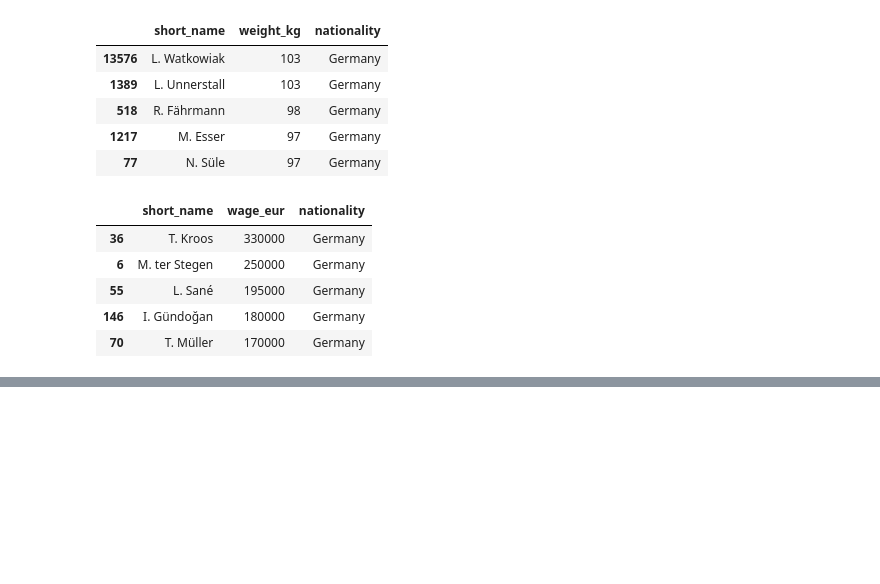
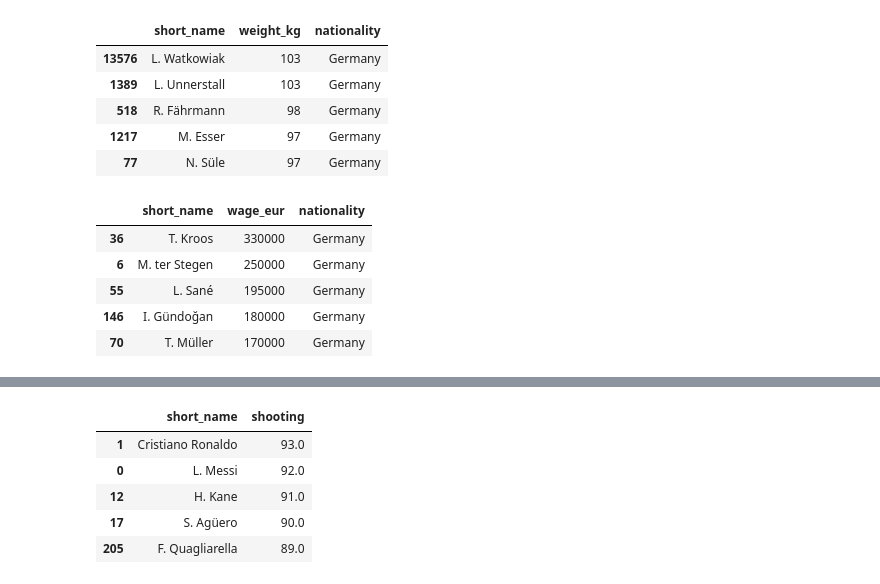
Before and after one commit to mphelps1978/JumpPlus_Fifa_Data_Analysis, a Jupyter notebook: JumpPlus_FIFA_Data.ipynb, the cells around one changed output, grey strips where cells are left out. Cells and saved outputs as stored; diff of their text form; code cells hidden in the pictures; blank space fills up the shorter version.

```diff
--- a/JumpPlus_FIFA_Data.ipynb
+++ b/JumpPlus_FIFA_Data.ipynb
@@ -195,0 +194,11 @@ ger_team.head()[['short_name', 'wage_eur']]
+# %%
+# 13
+top_shooters = df.sort_values(by='shooting', ascending=False)
+top_shooters.head()[['short_name','shooting']]
+# %% [output]
+|  | short_name | shooting |
+| 1 | Cristiano Ronaldo | 93.0 |
+| 0 | L. Messi | 92.0 |
+| 12 | H. Kane | 91.0 |
+| 17 | S. Agüero | 90.0 |
+| 205 | F. Quagliarella | 89.0 |
```
Also changed, not shown: parts of 5 cells of this notebook.
